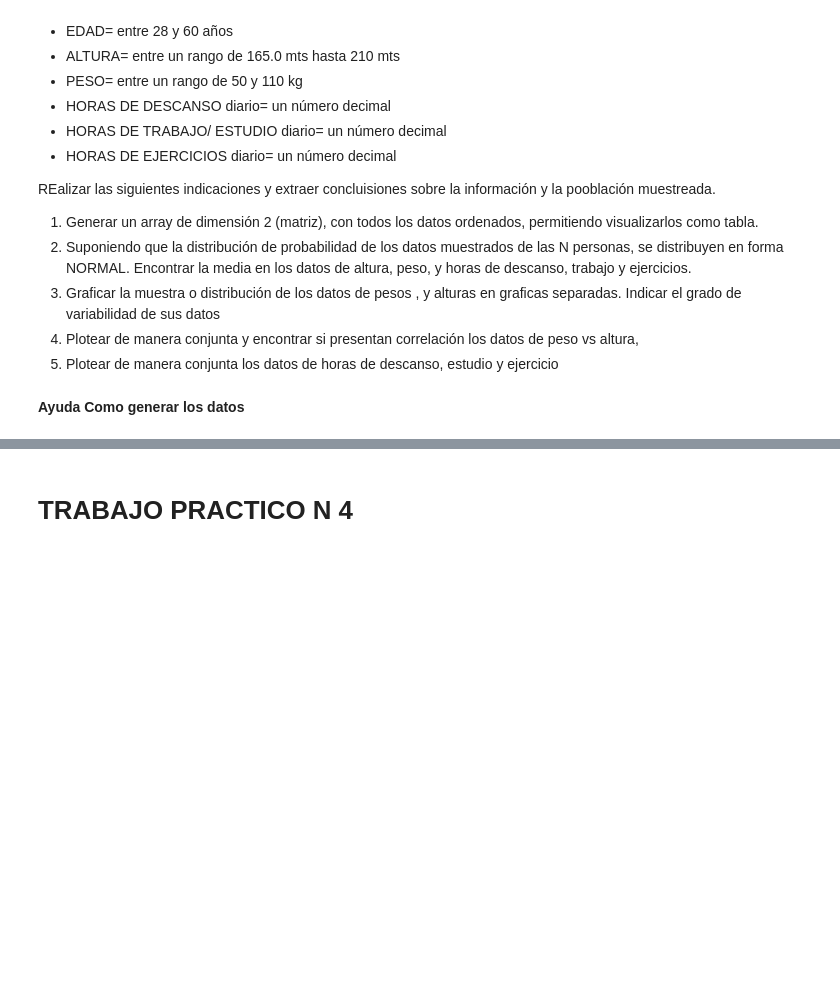
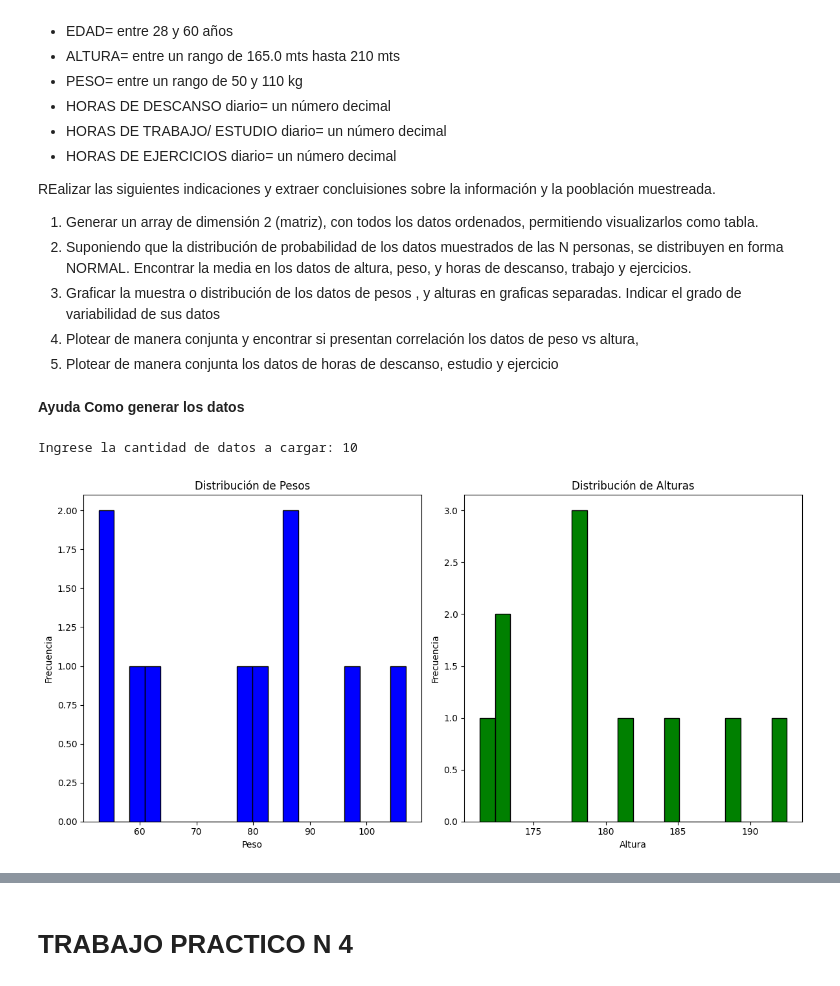
Before and after one commit to ema14bdt/introduccion_ciencia_de_datos, a Jupyter notebook: Copia_de_TP3_TP4_Comision_4.ipynb, the cells around one changed output, grey strips where cells are left out. Drawn from its saved outputs; the diff is of its cells as text; code cells hidden in the pictures; blank space fills up the shorter version.

```diff
--- a/Copia_de_TP3_TP4_Comision_4.ipynb
+++ b/Copia_de_TP3_TP4_Comision_4.ipynb
@@ -417,3 +417,21 @@ N = 1000
 
 # Generar datos aleatorios para N personas con distribución normal y límites específicos
 datos = generar_datos(N)
+# %%
+import numpy as np
+import matplotlib.pyplot as plt
+
+# 1) Generar un array de dimensión 2 (matriz), con todos los datos ordenados, permitiendo visualizarlos como tabla.
+N = int(input("Ingrese la cantidad de datos a cargar: "))
+
+np.random.seed(42)
+
+sexo = np.random.choice(['MASCULINO', 'FEMENINO', 'NO ESPECIFICA'], size=N)
+edad = np.random.randint(28, 61, size=N)
+altura = np.random.uniform(165.0, 210.0, size=N)
+peso = np.random.uniform(50, 110, size=N)
+horas_descanso = np.random.uniform(4, 10, size=N)
+horas_trabajo_estudio = np.random.uniform(2, 12, size=N)
+horas_ejercicio = np.random.uniform(0.5, 3, size=N)
+# %% [output]
+Ingrese la cantidad de datos a cargar: 10
@@ -419,0 +445,19 @@ datos = generar_datos(N)
+# %%
+# 3) Graficar la muestra o distribución de los datos de pesos , y alturas en graficas separadas. Indicar el grado de variabilidad de sus datos
+plt.figure(figsize=(12, 6))
+plt.subplot(1, 2, 1)
+plt.hist(peso, bins=20, color='blue', edgecolor='black')
+plt.title('Distribución de Pesos')
+plt.xlabel('Peso')
+plt.ylabel('Frecuencia')
+
+plt.subplot(1, 2, 2)
+plt.hist(altura, bins=20, color='green', edgecolor='black')
+plt.title('Distribución de Alturas')
+plt.xlabel('Altura')
+plt.ylabel('Frecuencia')
+
+plt.tight_layout()
+plt.show()
+# %% [output]
+[figure, added]
```
Also changed, not shown: parts of 3 cells of this notebook.
